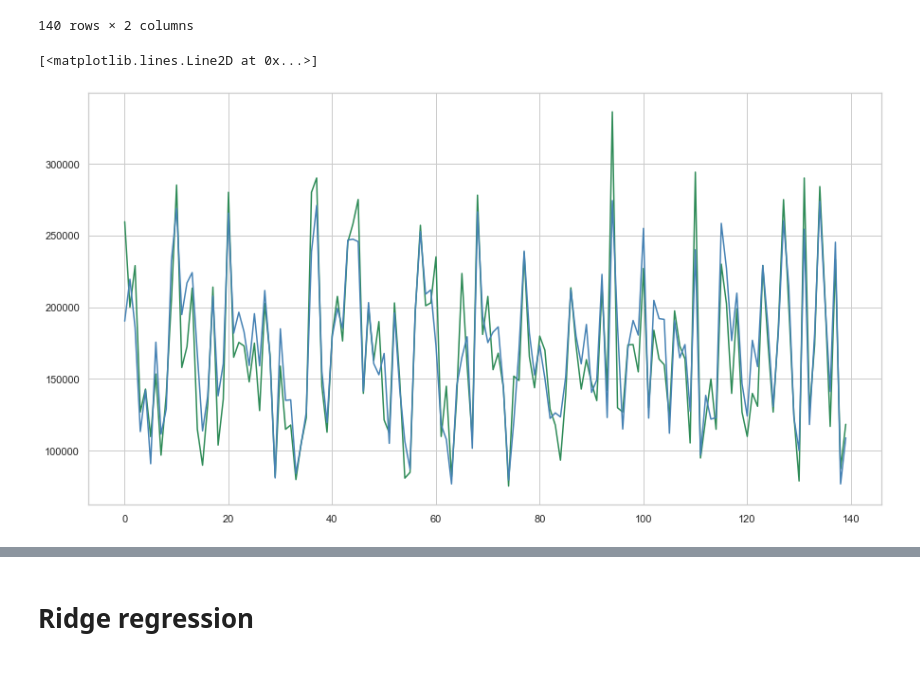
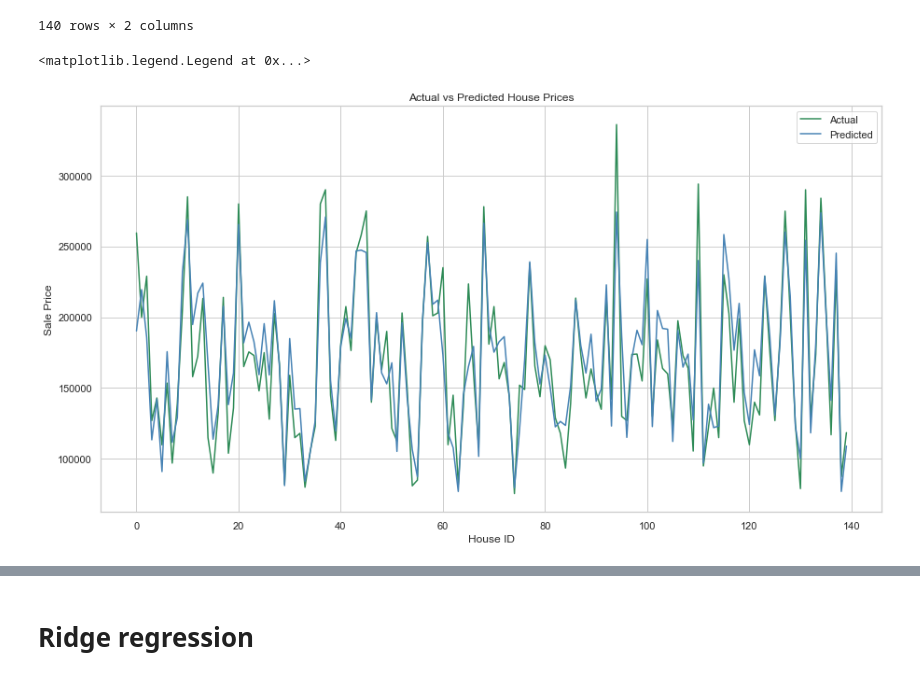
Before and after one commit to migueldf/statistical-analysis-project, a Jupyter notebook: test_less_vars.ipynb, the cells around one changed output, grey strips where cells are left out. Drawn from its saved outputs; the diff is of its cells as text; code cells hidden in the pictures.

```diff
--- a/test_less_vars.ipynb
+++ b/test_less_vars.ipynb
@@ -442,15 +431,21 @@ df_pred
 # %%
 # Plotting test results
 
 df_pred.reset_index(inplace=True)
 
 plt.figure(figsize=(15,8))
 
+plt.title("Actual vs Predicted House Prices")
+plt.ylabel('Sale Price')
+plt.xlabel('House ID')
+
 plt.plot(df_pred.Actual, color='seagreen', label='Actual')
 plt.plot(df_pred.Predicted, color='steelblue', label='Predicted')
+
+plt.legend()
 # %% [output]
-[<matplotlib.lines.Line2D at 0x...>]
+<matplotlib.legend.Legend at 0x...>
-[figure, old version]
+[figure, new version]
 # %%
 # getting model errors
 
```
Also changed, not shown: parts of 9 cells of this notebook.
